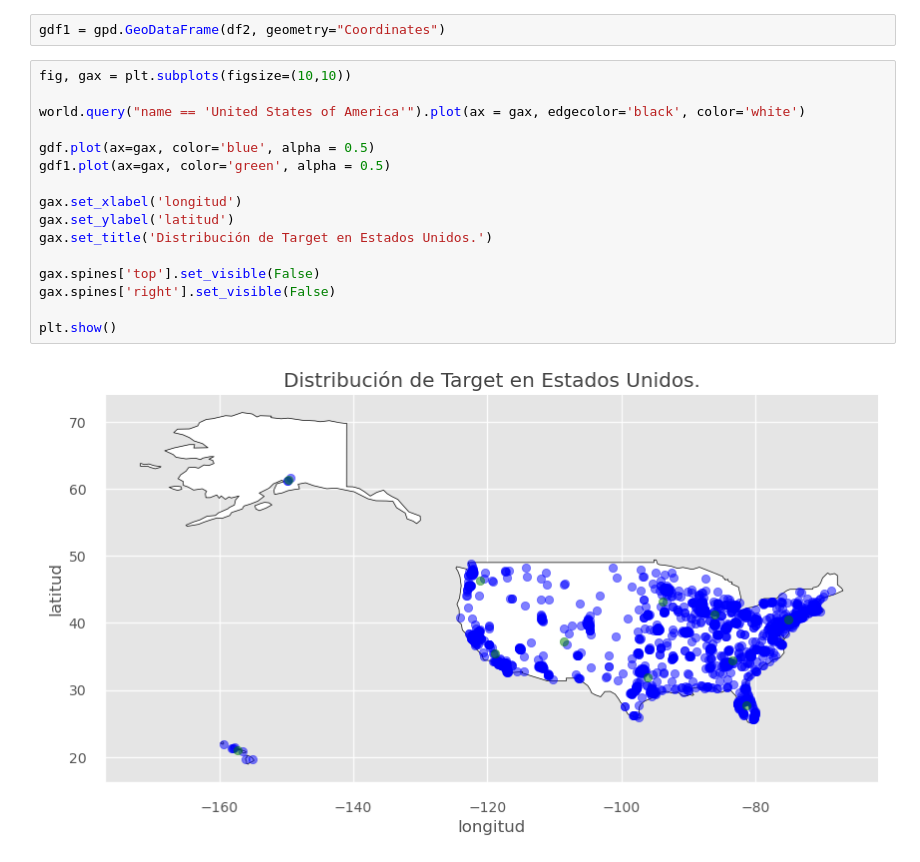
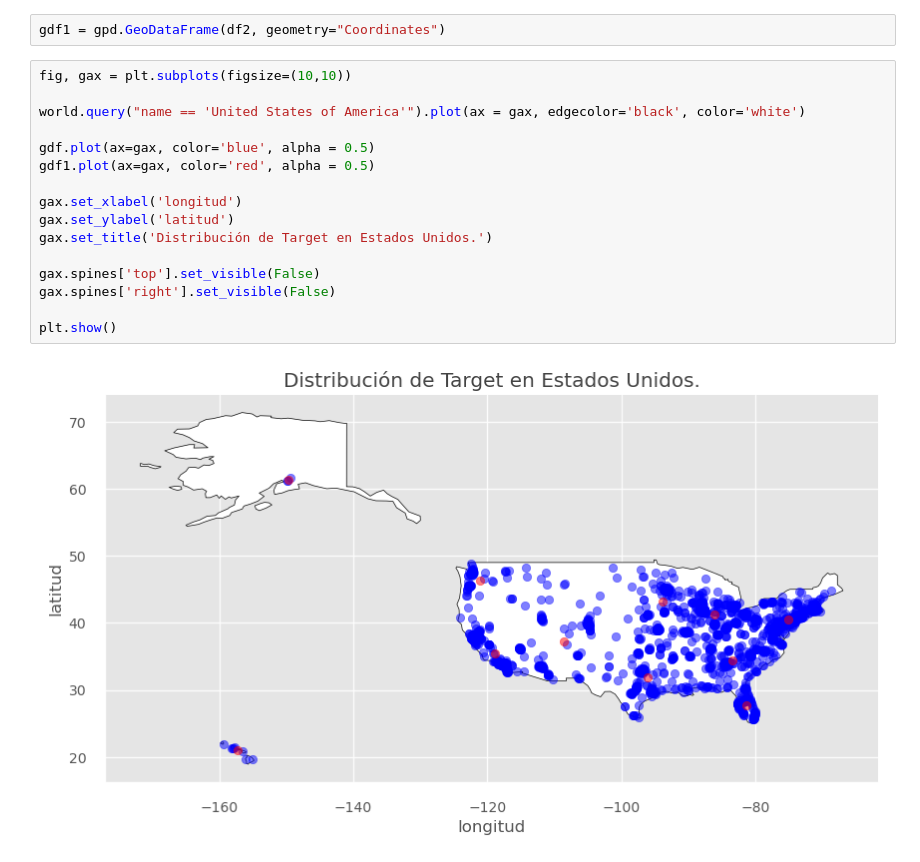
Before and after one commit to PosgradoMNA/actividades-de-aprendizaje-llaramtz, a Jupyter notebook: Actividad-7/TecMty_Regresion_lineal_polinomial_A01793198.ipynb, the cells around one changed output. Saved outputs shown, nothing was run; the diff lists cells and outputs as text.

Commit message:
Se cambia color a rojo para poder ver mejor los almacenes.

```diff
--- a/Actividad-7/TecMty_Regresion_lineal_polinomial_A01793198.ipynb
+++ b/Actividad-7/TecMty_Regresion_lineal_polinomial_A01793198.ipynb
@@ -1441,21 +1441,21 @@ gdf1 = gpd.GeoDataFrame(df2, geometry="Coordinates")
 # %%
 fig, gax = plt.subplots(figsize=(10,10))
 
 world.query("name == 'United States of America'").plot(ax = gax, edgecolor='black', color='white')
 
 gdf.plot(ax=gax, color='blue', alpha = 0.5)
-gdf1.plot(ax=gax, color='green', alpha = 0.5)
+gdf1.plot(ax=gax, color='red', alpha = 0.5)
 
 gax.set_xlabel('longitud')
 gax.set_ylabel('latitud')
 gax.set_title('Distribución de Target en Estados Unidos.')
 
 gax.spines['top'].set_visible(False)
 gax.spines['right'].set_visible(False)
 
 plt.show()
 # %% [output]
-[figure, old version]
+[figure, new version]
 # %% [markdown]
 Encuentra las latitudes y longitudes de los almacenes, ¿que ciudad es?,
 
```
